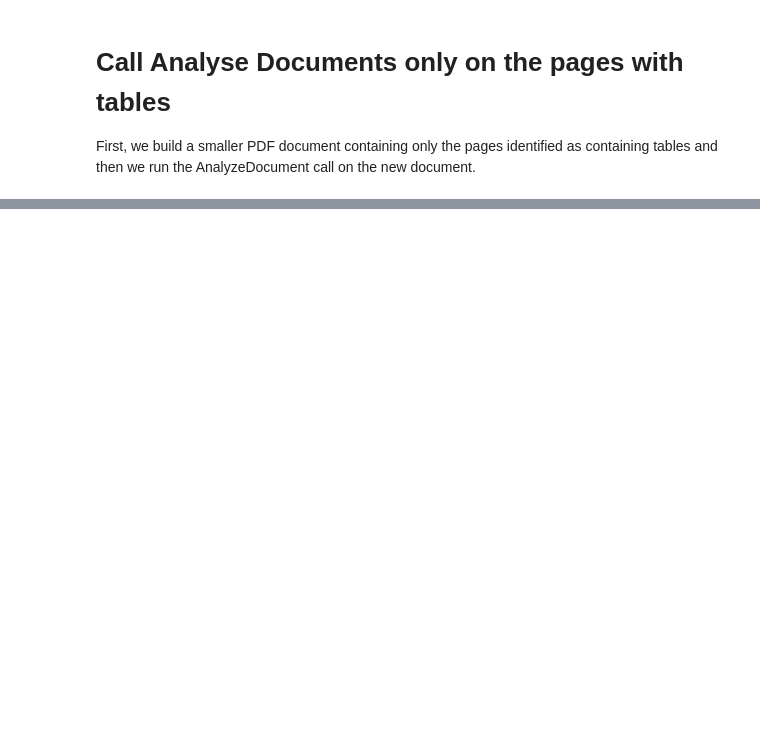
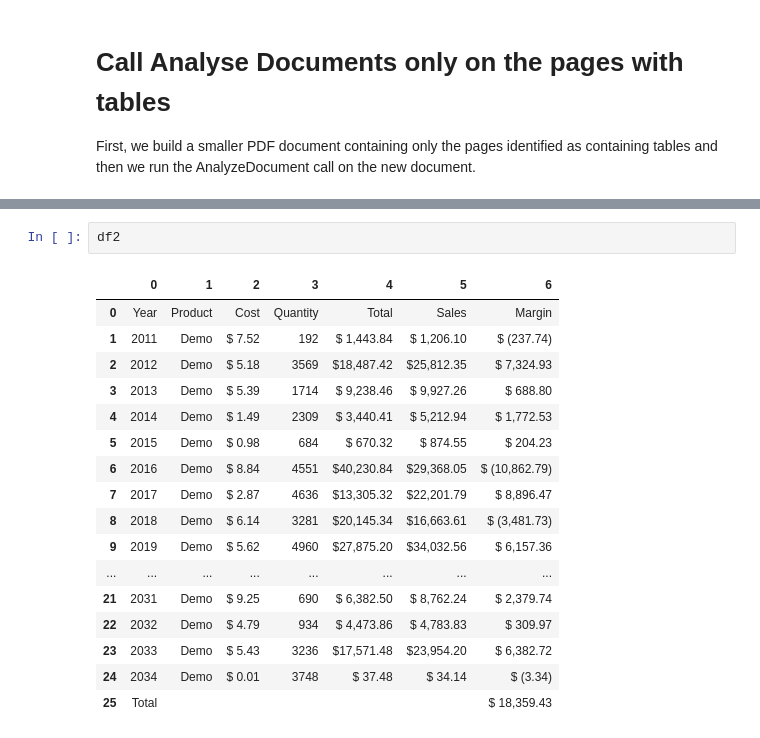
Before and after one commit to aws-samples/amazon-textract-code-samples, a Jupyter notebook: python/14-pdf-numeric-table.ipynb, the cells around one changed output, grey strips where cells are left out. Saved outputs shown, nothing was run; the diff lists cells and outputs as text; blank space fills up the shorter version.

```diff
--- a/python/14-pdf-numeric-table.ipynb
+++ b/python/14-pdf-numeric-table.ipynb
@@ -147,0 +202,20 @@ df2 = dfs[1]
+# %%
+df2
+# %% [output]
+|  | 0 | 1 | 2 | 3 | 4 | 5 | 6 |
+| 0 | Year | Product | Cost | Quantity | Total | Sales | Margin |
+| 1 | 2011 | Demo | $ 7.52 | 192 | $ 1,443.84 | $ 1,206.10 | $ (237.74) |
+| 2 | 2012 | Demo | $ 5.18 | 3569 | $18,487.42 | $25,812.35 | $ 7,324.93 |
+| 3 | 2013 | Demo | $ 5.39 | 1714 | $ 9,238.46 | $ 9,927.26 | $ 688.80 |
+| 4 | 2014 | Demo | $ 1.49 | 2309 | $ 3,440.41 | $ 5,212.94 | $ 1,772.53 |
+| 5 | 2015 | Demo | $ 0.98 | 684 | $ 670.32 | $ 874.55 | $ 204.23 |
+| 6 | 2016 | Demo | $ 8.84 | 4551 | $40,230.84 | $29,368.05 | $ (10,862.79) |
+| 7 | 2017 | Demo | $ 2.87 | 4636 | $13,305.32 | $22,201.79 | $ 8,896.47 |
+| 8 | 2018 | Demo | $ 6.14 | 3281 | $20,145.34 | $16,663.61 | $ (3,481.73) |
+| 9 | 2019 | Demo | $ 5.62 | 4960 | $27,875.20 | $34,032.56 | $ 6,157.36 |
+| ... | ... | ... | ... | ... | ... | ... | ... |
+| 21 | 2031 | Demo | $ 9.25 | 690 | $ 6,382.50 | $ 8,762.24 | $ 2,379.74 |
+| 22 | 2032 | Demo | $ 4.79 | 934 | $ 4,473.86 | $ 4,783.83 | $ 309.97 |
+| 23 | 2033 | Demo | $ 5.43 | 3236 | $17,571.48 | $23,954.20 | $ 6,382.72 |
+| 24 | 2034 | Demo | $ 0.01 | 3748 | $ 37.48 | $ 34.14 | $ (3.34) |
+| 25 | Total |  |  |  |  |  | $ 18,359.43 |
```
Also changed, not shown: parts of 16 cells of this notebook, 1 other file.
